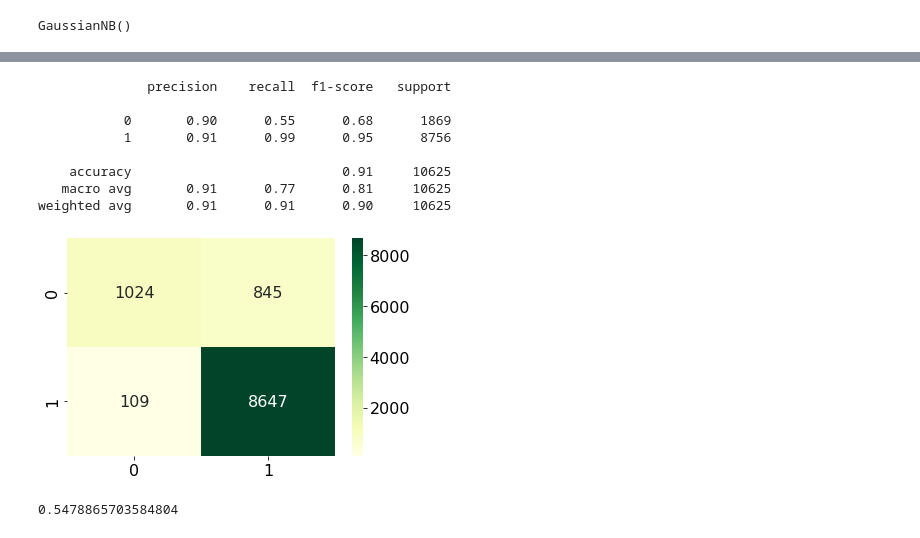
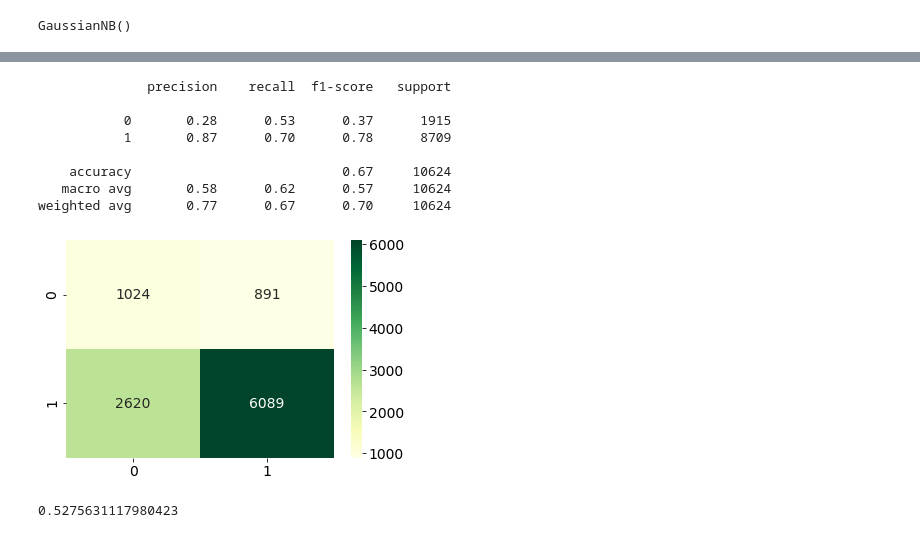
Before and after one commit to Antadurunnu/Energy-imbalance-price-prediction, a Jupyter notebook: Capstone_PCA_EDA.ipynb, the cells around one changed output, grey strips where cells are left out. Cells and saved outputs as stored; diff of their text form; code cells hidden in the pictures.

```diff
--- a/Capstone_PCA_EDA.ipynb
+++ b/Capstone_PCA_EDA.ipynb
@@ -514,0 +622,5 @@ X_train_2, X_test_2, y_train_2, y_test_2 = train_test_split(X_2, y_2, test_size=
+# %%
+# Shifting X and y to try to predict y values with Data that is BEHIND the actual date (future prediction by 24 hours)
+X_2 = X_2.shift(8)
+y_2 = y_2[8:]
+X_2 = X_2.dropna()
@@ -514,0 +654,6 @@ X_train_2, X_test_2, y_train_2, y_test_2 = train_test_split(X_2, y_2, test_size=
+# %%
+X_train_2, X_test_2, y_train_2, y_test_2 = train_test_split(X_2, y_2, test_size=0.2, random_state=42)
+
+# balance the y classes to improve accuracy of the minority class detection:
+oversample = SMOTE()
+X_train_2, y_train_2 = oversample.fit_resample(X_train_2, y_train_2)
@@ -580,11 +730,11 @@ plt.show()
 # %%
 from sklearn.naive_bayes import GaussianNB
 # variables = [0, 1, 2, 3, 4, 5, 6]
-variables = [0, 1, 2, 3, 4, 5, 6, 7, 8]
+variables_2 = [0, 1, 2, 3, 4, 5, 6, 7, 8]
 #TODO: instantiate the model and train it on X_train_scaled_trans with the variables defined before, y_train (data any transformations)
 
 clf2 = GaussianNB()
-clf2.fit(X_train_scaled_trans_2[variables], y_train_2)
+clf2.fit(X_train_scaled_trans_2[variables_2], y_train_2)
 # %% [output]
 GaussianNB()
 # %%
@@ -596,7 +746,7 @@ X_test_scaled_trans_2 = pca.transform(X_test_scaled_2)
 X_test_scaled_trans_2 = pd.DataFrame(data=X_test_scaled_trans_2)
 
 #TODO: predict y
-y_pred = clf2.predict(X_test_scaled_trans_2[[0, 1, 2, 3, 4, 5, 6, 7, 8]])
+y_pred = clf2.predict(X_test_scaled_trans_2[variables_2])
 # %%
 # we will use the accuracy score for an easy comparison of results
 from sklearn.metrics import accuracy_score
@@ -606,20 +756,20 @@ accuracy_score(y_test_2, y_pred)
 # %%
-from sklearn.metrics import confusion_matrix
+#### from sklearn.metrics import confusion_matrix
 from sklearn.svm import SVC
 
-sns.heatmap(confusion_matrix(y_test, y_pred), fmt= ".0f", annot=True, cmap='YlGn');
-print(classification_report(y_test,y_pred))
+sns.heatmap(confusion_matrix(y_test_2, y_pred), fmt= ".0f", annot=True, cmap='YlGn');
+print(classification_report(y_test_2,y_pred))
 # %% [output]
               precision    recall  f1-score   support
 
-           0       0.90      0.55      0.68      1869
-           1       0.91      0.99      0.95      8756
+           0       0.28      0.53      0.37      1915
+           1       0.87      0.70      0.78      8709
 
-    accuracy                           0.91     10625
-   macro avg       0.91      0.77      0.81     10625
-weighted avg       0.91      0.91      0.90     10625
+    accuracy                           0.67     10624
+   macro avg       0.58      0.62      0.57     10624
+weighted avg       0.77      0.67      0.70     10624
-[figure, old version]
+[figure, new version]
-# %%
-1024/(1012+857)
-# %% [output]
-0.5478865703584804
+# %%
+1024/(1774+167)
+# %% [output]
+0.5275631117980423
```
Also changed, not shown: parts of 55 cells of this notebook.
